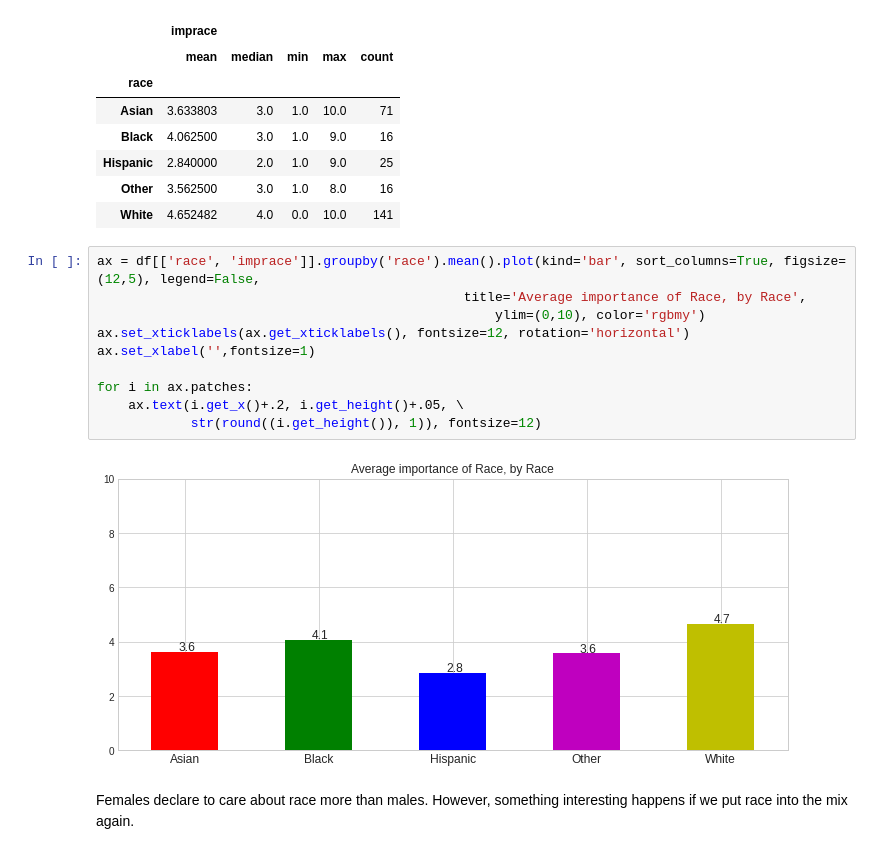
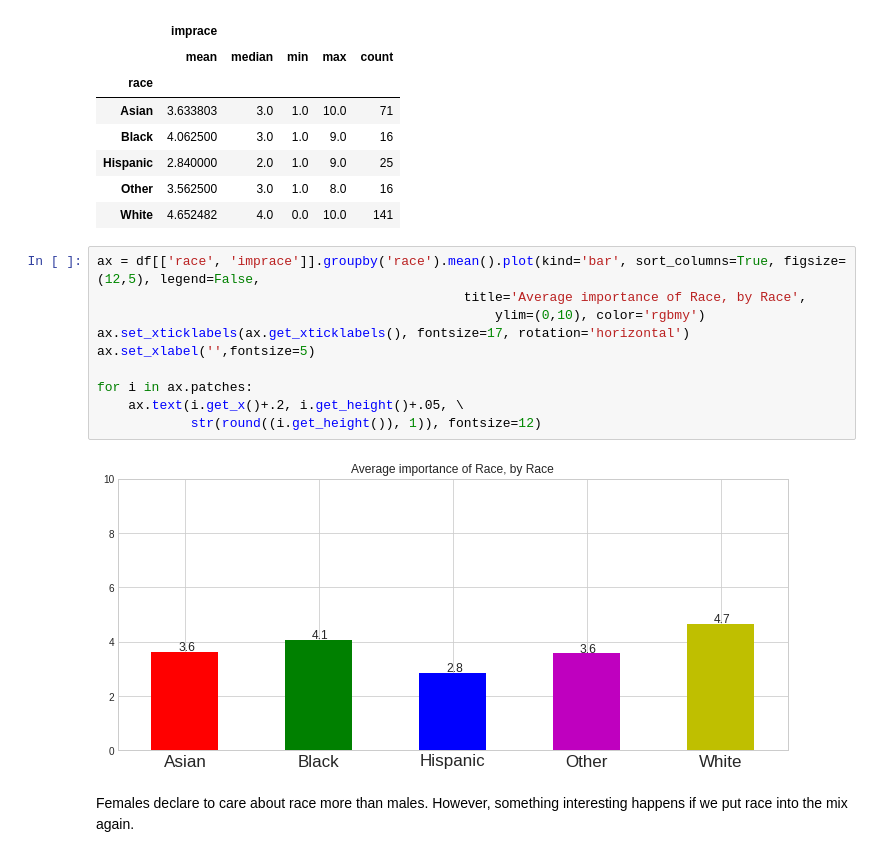
Before and after one commit to villafue/Python_Data_Visualization_Notes, a Jupyter notebook: Data Storytelling/Craft Story Dataset/Women.ipynb, the cells around one changed output. Cells and saved outputs as stored; diff of their text form.

```diff
--- a/Data Storytelling/Craft Story Dataset/Women.ipynb
+++ b/Data Storytelling/Craft Story Dataset/Women.ipynb
@@ -383,15 +387,15 @@ df[['race', 'imprace']].groupby(['race']).agg(['mean', 'median', 'min', 'max', '
 # %%
 ax = df[['race', 'imprace']].groupby('race').mean().plot(kind='bar', sort_columns=True, figsize=(12,5), legend=False,
                                                title='Average importance of Race, by Race',
                                                    ylim=(0,10), color='rgbmy')
-ax.set_xticklabels(ax.get_xticklabels(), fontsize=12, rotation='horizontal')
-ax.set_xlabel('',fontsize=1)
+ax.set_xticklabels(ax.get_xticklabels(), fontsize=17, rotation='horizontal')
+ax.set_xlabel('',fontsize=5)
 
 for i in ax.patches:
     ax.text(i.get_x()+.2, i.get_height()+.05, \
             str(round((i.get_height()), 1)), fontsize=12)
 # %% [output]
-[figure, old version]
+[figure, new version]
 # %% [markdown]
 Females declare to care about race more than males. However, something interesting happens if we put race into the mix again.
 # %% [markdown]
```
Also changed, not shown: parts of 17 cells of this notebook.
